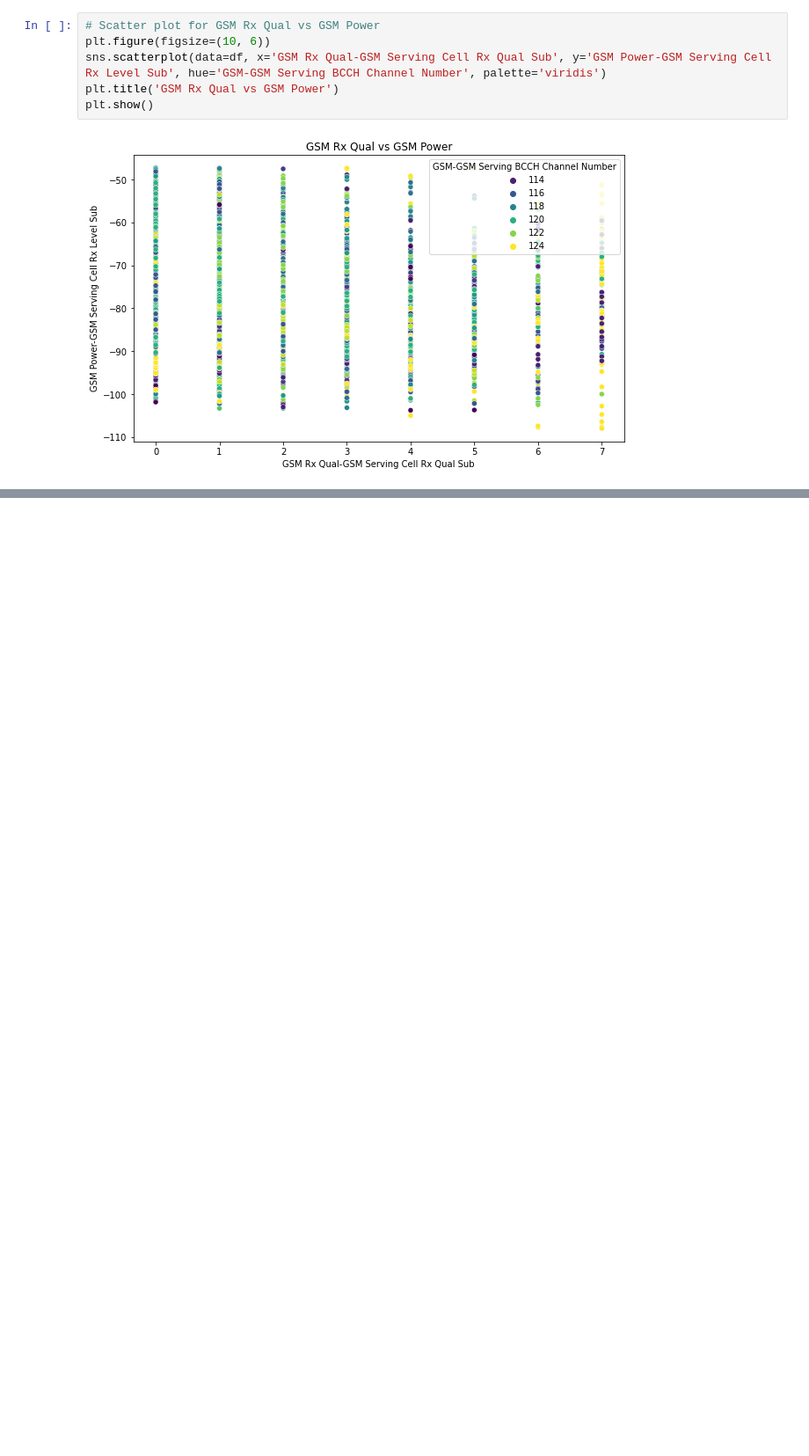
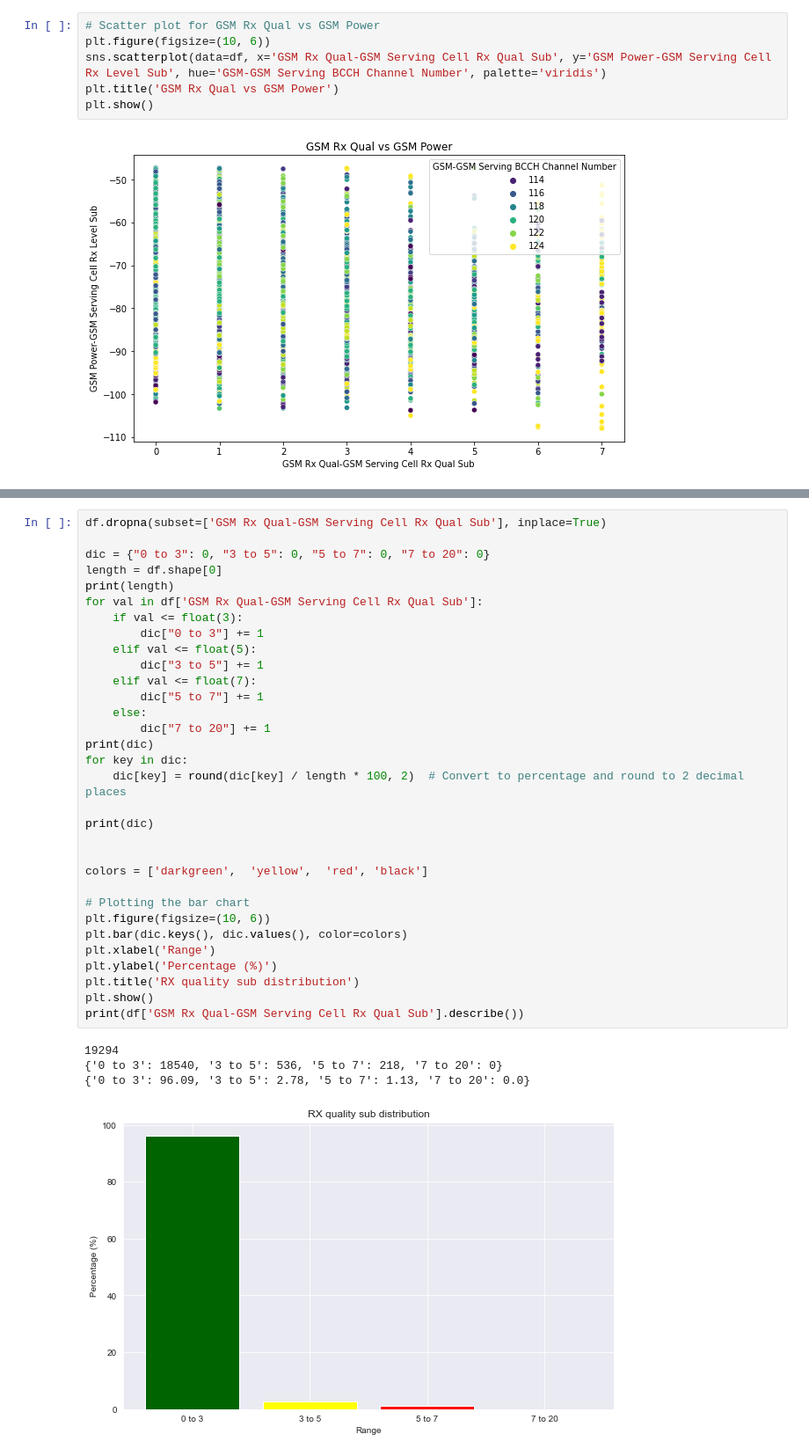
Before and after one commit to Liloiscracked/Predicting-Model-, a Jupyter notebook: 2g/analysis.ipynb, the cells around one changed output, grey strips where cells are left out. Shown: that part at 88% size. Drawn from its saved outputs; the diff is of its cells as text; blank space fills up the shorter version.

```diff
--- a/2g/analysis.ipynb
+++ b/2g/analysis.ipynb
@@ -186,0 +277,37 @@ plt.show()
+# %%
+df.dropna(subset=['GSM Rx Qual-GSM Serving Cell Rx Qual Sub'], inplace=True)
+
+dic = {"0 to 3": 0, "3 to 5": 0, "5 to 7": 0, "7 to 20": 0}
+length = df.shape[0]
+print(length)
+for val in df['GSM Rx Qual-GSM Serving Cell Rx Qual Sub']:
+    if val <= float(3):
+        dic["0 to 3"] += 1
+    elif val <= float(5):
+        dic["3 to 5"] += 1
+    elif val <= float(7):
+        dic["5 to 7"] += 1
+    else:
+        dic["7 to 20"] += 1
+print(dic)
+for key in dic:
+    dic[key] = round(dic[key] / length * 100, 2)  # Convert to percentage and round to 2 decimal places
+
+print(dic)
+
+
+colors = ['darkgreen',  'yellow',  'red', 'black']
+
+# Plotting the bar chart
+plt.figure(figsize=(10, 6))
+plt.bar(dic.keys(), dic.values(), color=colors)
+plt.xlabel('Range')
+plt.ylabel('Percentage (%)')
+plt.title('RX quality sub distribution')
+plt.show()
+print(df['GSM Rx Qual-GSM Serving Cell Rx Qual Sub'].describe())
+# %% [output]
+19294
+{'0 to 3': 18540, '3 to 5': 536, '5 to 7': 218, '7 to 20': 0}
+{'0 to 3': 96.09, '3 to 5': 2.78, '5 to 7': 1.13, '7 to 20': 0.0}
+[figure, added]
```
Also changed, not shown: parts of 4 cells of this notebook.
